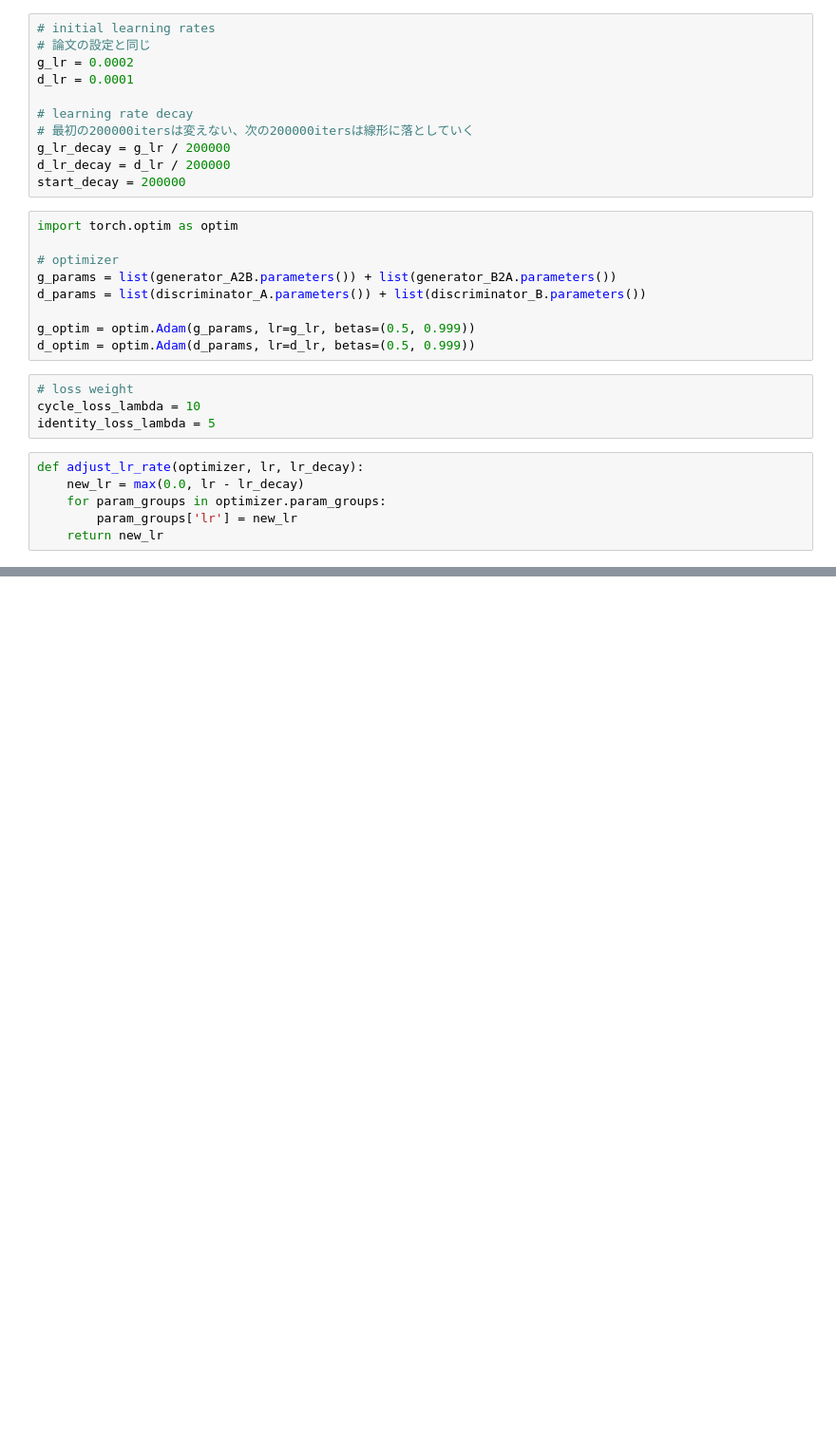
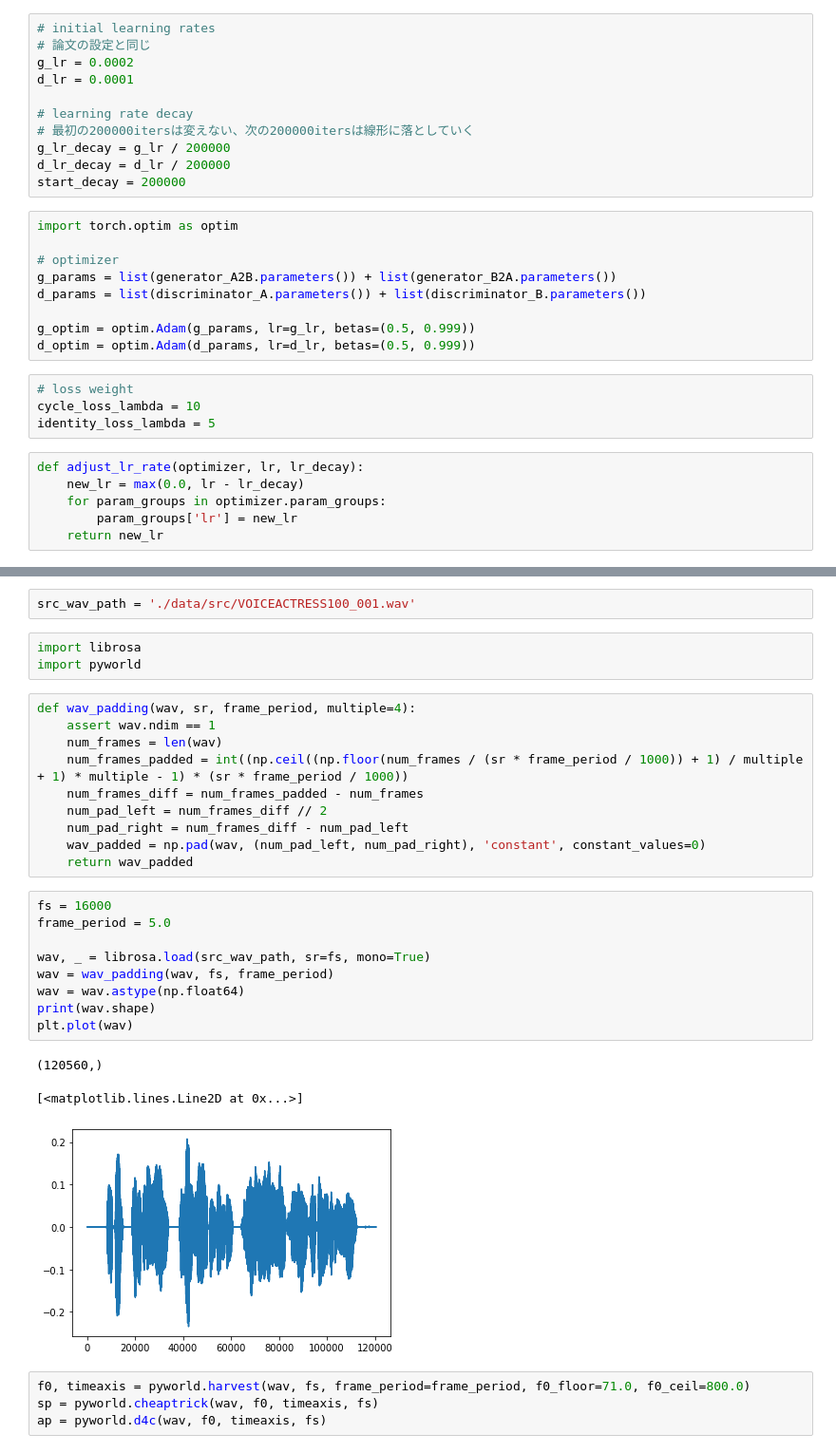
Before and after one commit to aidiary/notebooks, a Jupyter notebook: pytorch/201008-cyclegan-vc.ipynb, the cells around one changed output, grey strips where cells are left out. Shown at 95% size. Drawn from its saved outputs; the diff is of its cells as text; blank space fills up the shorter version.

```diff
--- a/pytorch/201008-cyclegan-vc.ipynb
+++ b/pytorch/201008-cyclegan-vc.ipynb
@@ -720,0 +747,32 @@ Epoch 700 g_loss: 13.427410125732422 d_loss: 0.12069185823202133
+# %%
+src_wav_path = './data/src/VOICEACTRESS100_001.wav'
+# %%
+import librosa
+import pyworld
+# %%
+def wav_padding(wav, sr, frame_period, multiple=4):
+    assert wav.ndim == 1
+    num_frames = len(wav)
+    num_frames_padded = int((np.ceil((np.floor(num_frames / (sr * frame_period / 1000)) + 1) / multiple + 1) * multiple - 1) * (sr * frame_period / 1000))
+    num_frames_diff = num_frames_padded - num_frames
+    num_pad_left = num_frames_diff // 2
+    num_pad_right = num_frames_diff - num_pad_left
+    wav_padded = np.pad(wav, (num_pad_left, num_pad_right), 'constant', constant_values=0)
+    return wav_padded
+# %%
+fs = 16000
+frame_period = 5.0
+
+wav, _ = librosa.load(src_wav_path, sr=fs, mono=True)
+wav = wav_padding(wav, fs, frame_period)
+wav = wav.astype(np.float64)
+print(wav.shape)
+plt.plot(wav)
+# %% [output]
+(120560,)
+[<matplotlib.lines.Line2D at 0x...>]
+[figure, added]
+# %%
+f0, timeaxis = pyworld.harvest(wav, fs, frame_period=frame_period, f0_floor=71.0, f0_ceil=800.0)
+sp = pyworld.cheaptrick(wav, f0, timeaxis, fs)
+ap = pyworld.d4c(wav, f0, timeaxis, fs)
```
Also changed, not shown: parts of 17 cells of this notebook.
